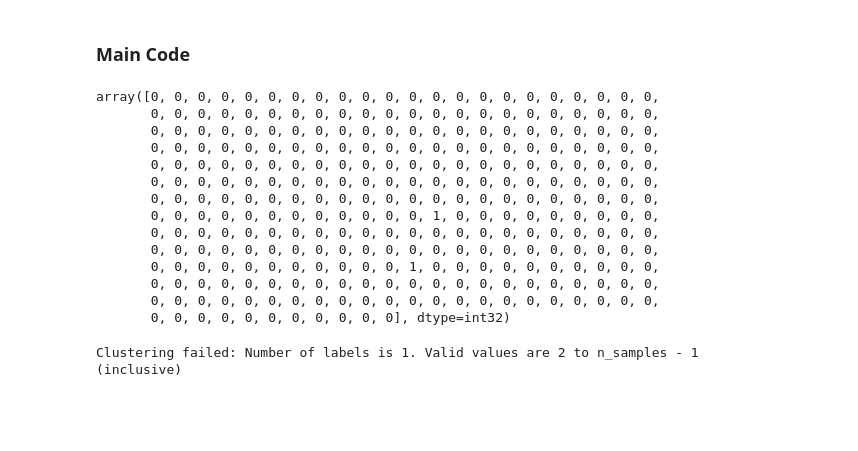
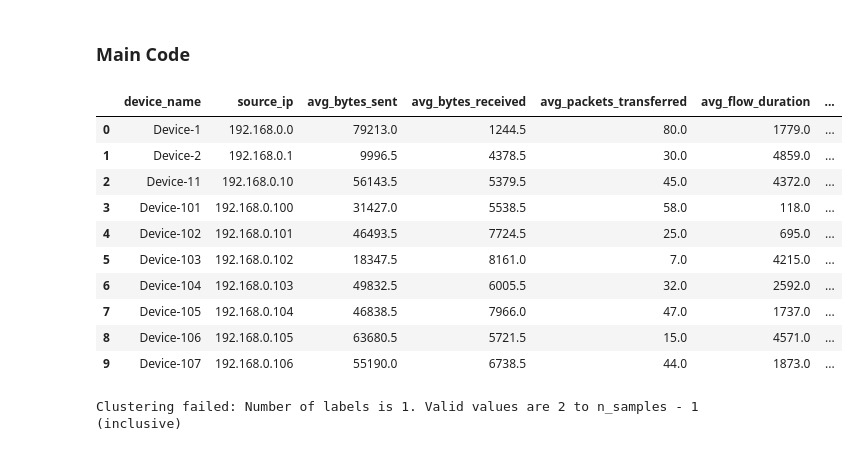
Before and after one commit to simonegreen/autonomous_datascientist, a Jupyter notebook: Q_Learning.ipynb, the cells around one changed output. Drawn from its saved outputs; the diff is of its cells as text; code cells hidden in the pictures; blank space fills up the shorter version.

Commit message:
cluster labels added to data

```diff
--- a/Q_Learning.ipynb
+++ b/Q_Learning.ipynb
@@ -327,22 +326,22 @@ def algorithm_prep(state, action, mode):
   # return silhouette from algorithm function
   return out
 # %%
-algorithm_prep(256, 0,1)
+label_test = algorithm_prep(256, 0,1)
+labelled_data = data.copy()
+labelled_data['cluster'] = label_test
+labelled_data.head(10)
 # %% [output]
-array([0, 0, 0, 0, 0, 0, 0, 0, 0, 0, 0, 0, 0, 0, 0, 0, 0, 0, 0, 0, 0, 0,
-       0, 0, 0, 0, 0, 0, 0, 0, 0, 0, 0, 0, 0, 0, 0, 0, 0, 0, 0, 0, 0, 0,
-       0, 0, 0, 0, 0, 0, 0, 0, 0, 0, 0, 0, 0, 0, 0, 0, 0, 0, 0, 0, 0, 0,
-       0, 0, 0, 0, 0, 0, 0, 0, 0, 0, 0, 0, 0, 0, 0, 0, 0, 0, 0, 0, 0, 0,
-       0, 0, 0, 0, 0, 0, 0, 0, 0, 0, 0, 0, 0, 0, 0, 0, 0, 0, 0, 0, 0, 0,
-       0, 0, 0, 0, 0, 0, 0, 0, 0, 0, 0, 0, 0, 0, 0, 0, 0, 0, 0, 0, 0, 0,
-       0, 0, 0, 0, 0, 0, 0, 0, 0, 0, 0, 0, 0, 0, 0, 0, 0, 0, 0, 0, 0, 0,
-       0, 0, 0, 0, 0, 0, 0, 0, 0, 0, 0, 0, 1, 0, 0, 0, 0, 0, 0, 0, 0, 0,
-       0, 0, 0, 0, 0, 0, 0, 0, 0, 0, 0, 0, 0, 0, 0, 0, 0, 0, 0, 0, 0, 0,
-       0, 0, 0, 0, 0, 0, 0, 0, 0, 0, 0, 0, 0, 0, 0, 0, 0, 0, 0, 0, 0, 0,
-       0, 0, 0, 0, 0, 0, 0, 0, 0, 0, 0, 1, 0, 0, 0, 0, 0, 0, 0, 0, 0, 0,
-       0, 0, 0, 0, 0, 0, 0, 0, 0, 0, 0, 0, 0, 0, 0, 0, 0, 0, 0, 0, 0, 0,
-       0, 0, 0, 0, 0, 0, 0, 0, 0, 0, 0, 0, 0, 0, 0, 0, 0, 0, 0, 0, 0, 0,
-       0, 0, 0, 0, 0, 0, 0, 0, 0, 0, 0], dtype=int32)
+|  | device_name | source_ip | avg_bytes_sent | avg_bytes_received | avg_packets_transferred | avg_flow_duration | ... |
+| 0 | Device-1 | 192.168.0.0 | 79213.0 | 1244.5 | 80.0 | 1779.0 | ... |
+| 1 | Device-2 | 192.168.0.1 | 9996.5 | 4378.5 | 30.0 | 4859.0 | ... |
+| 2 | Device-11 | 192.168.0.10 | 56143.5 | 5379.5 | 45.0 | 4372.0 | ... |
+| 3 | Device-101 | 192.168.0.100 | 31427.0 | 5538.5 | 58.0 | 118.0 | ... |
+| 4 | Device-102 | 192.168.0.101 | 46493.5 | 7724.5 | 25.0 | 695.0 | ... |
+| 5 | Device-103 | 192.168.0.102 | 18347.5 | 8161.0 | 7.0 | 4215.0 | ... |
+| 6 | Device-104 | 192.168.0.103 | 49832.5 | 6005.5 | 32.0 | 2592.0 | ... |
+| 7 | Device-105 | 192.168.0.104 | 46838.5 | 7966.0 | 47.0 | 1737.0 | ... |
+| 8 | Device-106 | 192.168.0.105 | 63680.5 | 5721.5 | 15.0 | 4571.0 | ... |
+| 9 | Device-107 | 192.168.0.106 | 55190.0 | 6738.5 | 44.0 | 1873.0 | ... |
 # %%
 # Markov Decision Process (MDP) - The Bellman equations adapted to
 # Q Learning.Reinforcement Learning with the Q action-value(reward) function.
```
Also changed, not shown: parts of 2 cells of this notebook.
